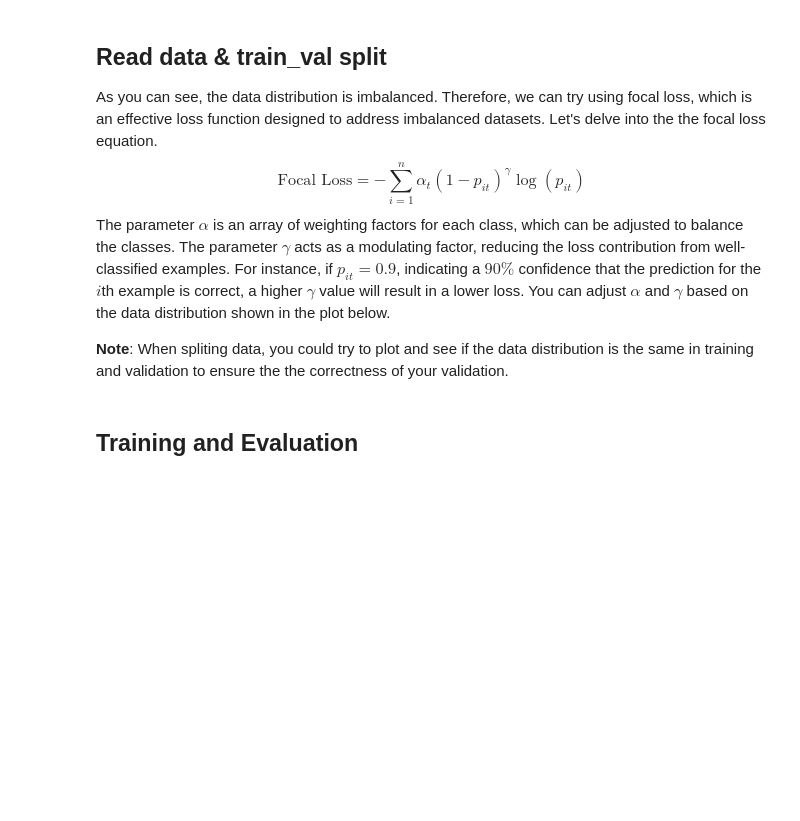
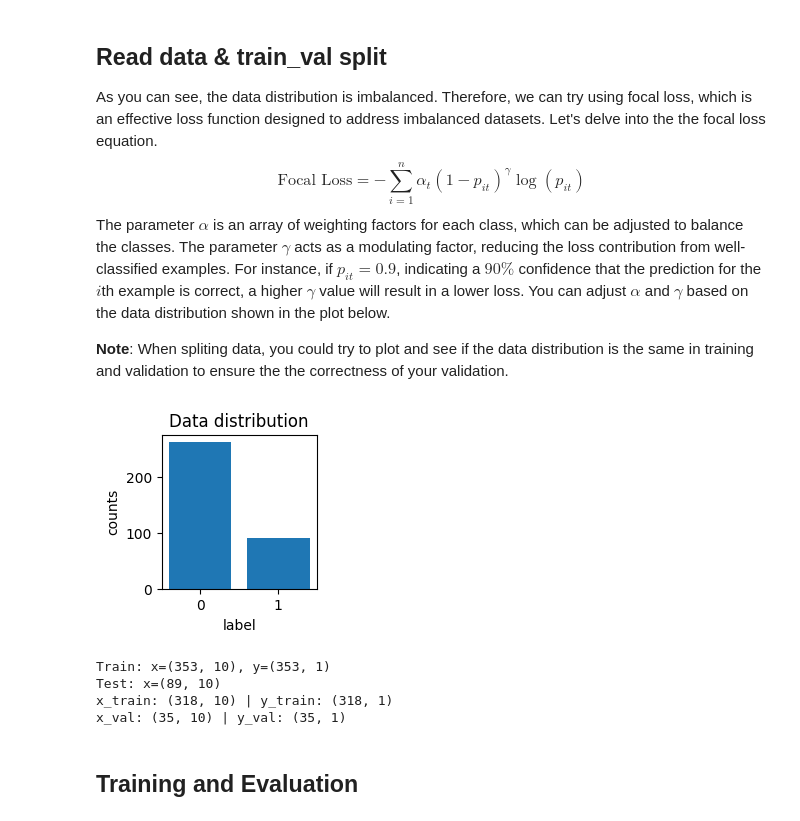
Before and after one commit to SWCst1020575/ML_Homework, a Jupyter notebook: HW3/HW3.ipynb, the cells around one changed output. Cells and saved outputs as stored; diff of their text form; code cells hidden in the pictures; blank space fills up the shorter version.

```diff
--- a/HW3/HW3.ipynb
+++ b/HW3/HW3.ipynb
@@ -1372,31 +1510,46 @@ drive.mount('/content/drive')
 # %%
 # load data
-data = np.load('/content/drive/MyDrive/basic_data.npz')
+# data = np.load('/content/drive/MyDrive/basic_data.npz')
+data = np.load('basic_data.npz')
+
 X_train, Y_train = data["x_train"], data["y_train"]
 X_test = data["x_test"]
 
 # plot the data distribution
 Y_train_1 = len(['_' for y in Y_train if y == 1])
 Y_train_0 = len(['_' for y in Y_train if y == 0])
 plt.figure(figsize=(2, 2))
 plt.bar([0, 1], [Y_train_0, Y_train_1])
 plt.title('Data distribution')
 plt.xlabel('label')
 plt.ylabel('counts')
 plt.show()
 
 print('Train: x=%s, y=%s' % (X_train.shape, Y_train.shape))
 print('Test: x=%s' % (X_test.shape, ))
 
 ### START CODE HERE ###
 # train_val split
 n = X_train.shape[0]
-x_train, y_train = None, None
-x_val, y_val = None, None
+test_size=0.1
+seed = 42
+np.random.seed(seed)
+shuffle_indices = np.random.permutation(n)
+X = X_train[shuffle_indices]
+y = Y_train[shuffle_indices]
+split_index = int(test_size * X.shape[0])
+x_train, y_train = X[split_index:], y[split_index:]
+x_val, y_val = X[:split_index], y[:split_index]
 ### END CODE HERE ###
 
 print("x_train: " + str(x_train.shape) + " | y_train: " + str(y_train.shape))
 print("x_val: " + str(x_val.shape) + " | y_val: " + str(y_val.shape))
+# %% [output]
+[figure, added]
+Train: x=(353, 10), y=(353, 1)
+Test: x=(89, 10)
+x_train: (318, 10) | y_train: (318, 1)
+x_val: (35, 10) | y_val: (35, 1)
 # %% [markdown]
 ## Training and Evaluation
 # %%
```
Also changed, not shown: parts of 27 cells of this notebook.
